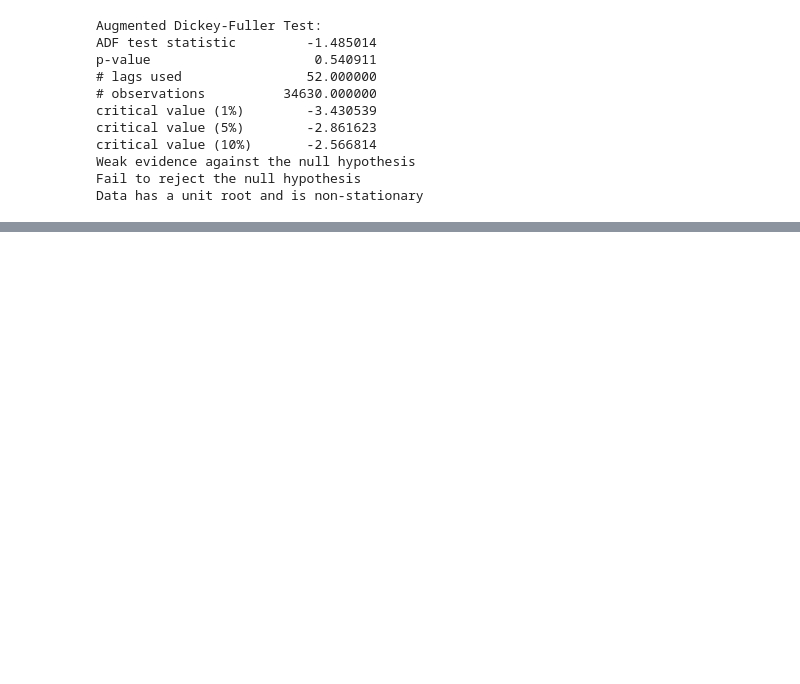
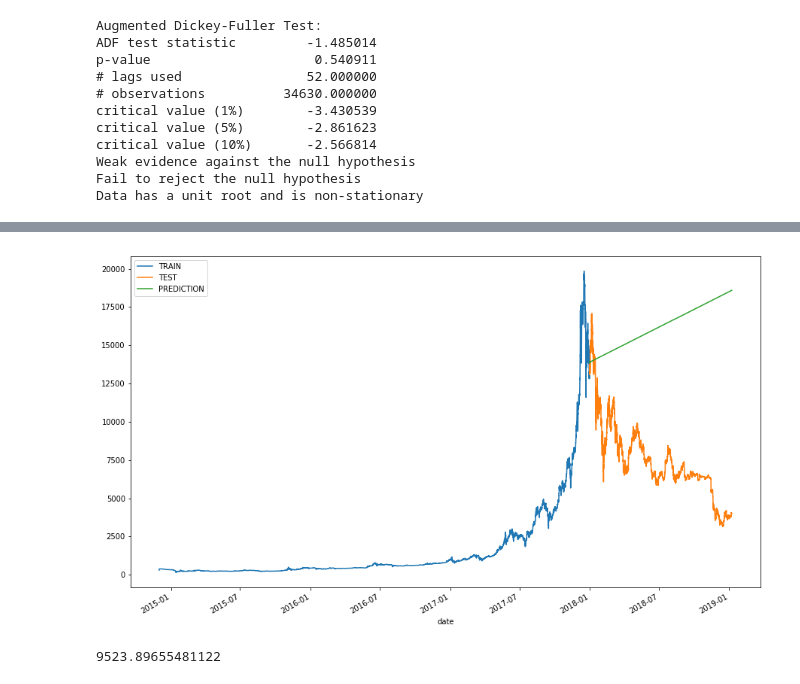
Before and after one commit to legomydiego/Thinkful-Final-Capstone, a Jupyter notebook: Final Capstone.ipynb, the cells around one changed output, grey strips where cells are left out. Cells and saved outputs as stored; diff of their text form; code cells hidden in the pictures; blank space fills up the shorter version.

```diff
--- a/Final Capstone.ipynb
+++ b/Final Capstone.ipynb
@@ -244,0 +345,4 @@ Data has a unit root and is non-stationary
+# %%
+ARIMA_model = ARIMA(train, order=(3,1,6))
+ARIMA_results = ARIMA_model.fit()
+ARIMA_results.summary()
@@ -244,0 +380,12 @@ Data has a unit root and is non-stationary
+# %%
+start = len(train)
+end = len(train) + len(test) - 1
+ARIMA_predictions = ARIMA_results.predict(start=start, end=end, dynamic=False, typ='levels')
+# %%
+ARIMA_predictions.index = test.index
+# %%
+train.plot(legend=True,label='TRAIN')
+test.plot(legend=True,label='TEST',figsize=(15,9))
+ARIMA_predictions.plot(legend=True,label='PREDICTION');
+# %% [output]
+[figure, added]
@@ -244,0 +395,5 @@ Data has a unit root and is non-stationary
+# %%
+ARIMA_error = rmse(test, ARIMA_predictions)
+print(ARIMA_error)
+# %% [output]
+9523.89655481122
```
Also changed, not shown: parts of 20 cells of this notebook.
